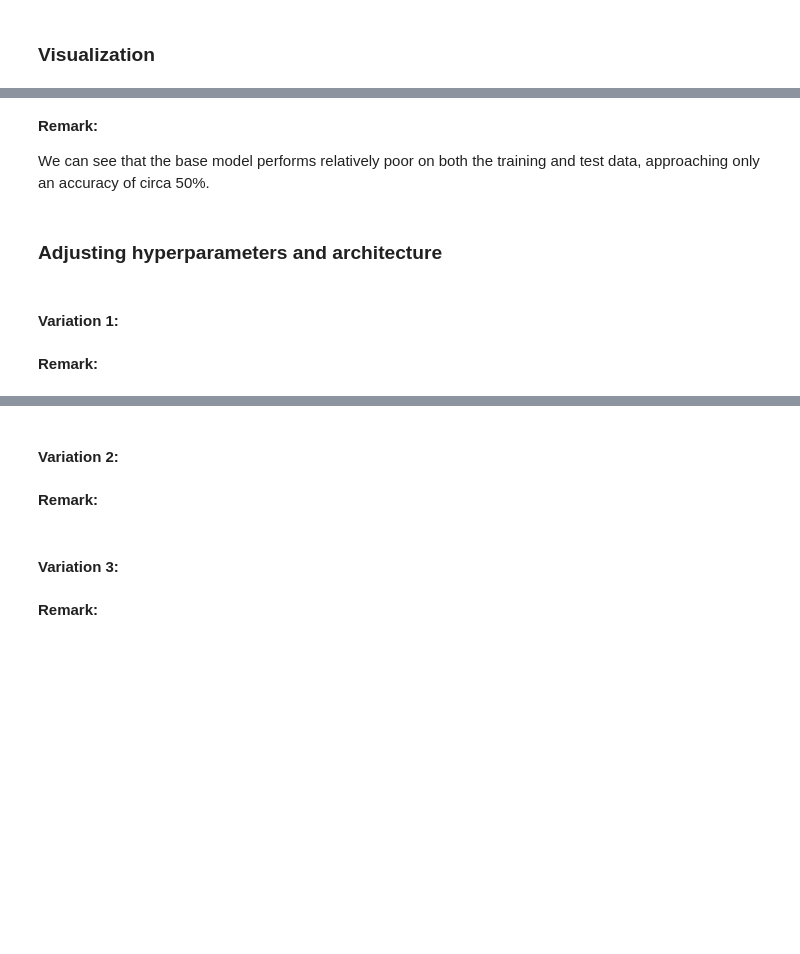
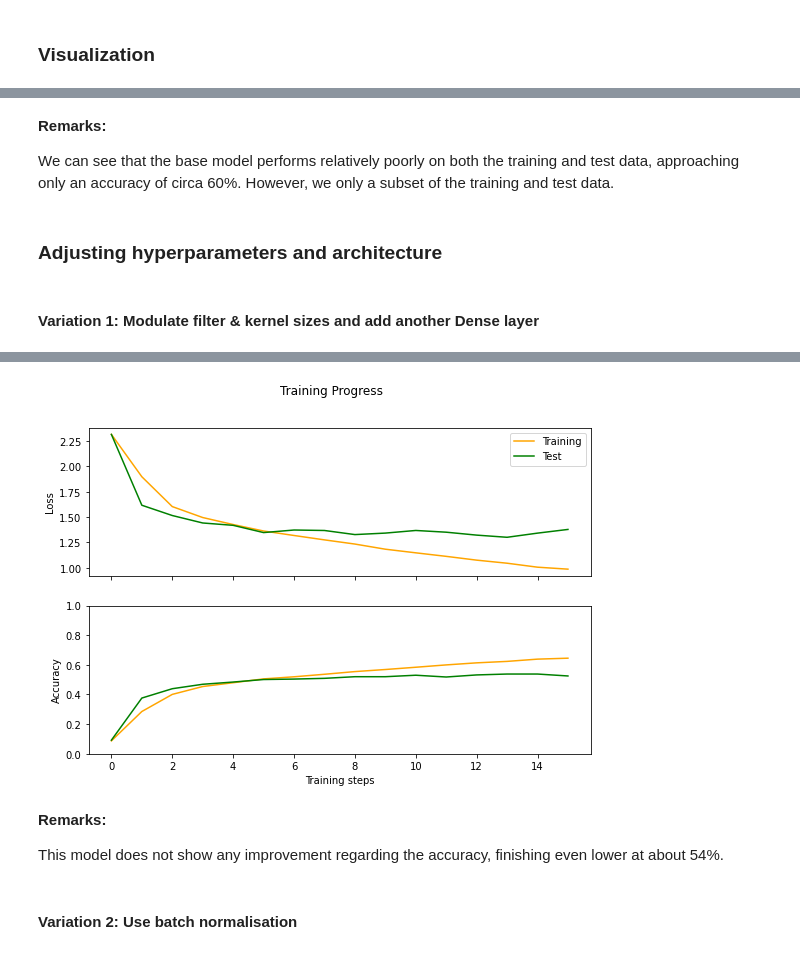
Before and after one commit to b-peters/IANNwTF-homework, a Jupyter notebook: homework05/homework05.ipynb, the cells around one changed output, grey strips where cells are left out. Cells and saved outputs as stored; diff of their text form; code cells hidden in the pictures; blank space fills up the shorter version.

Commit message:
Added two model variations

```diff
--- a/homework05/homework05.ipynb
+++ b/homework05/homework05.ipynb
@@ -15,6 +15,6 @@ import matplotlib.pyplot as plt
 # inspect the data: images of shape (32, 32, 3) representing ten non-overlapping classes
 tfds.show_examples(train_ds, ds_info)
 # take only a subset of the data to speed up the training process
-train_ds = train_ds.take(5000)
-test_ds = test_ds.take(500)
+train_ds = train_ds.take(10000)
+test_ds = test_ds.take(1000)
 # %% [output]
@@ -166,10 +169,29 @@ def training(model, n_epochs):
   test_losses = []
   test_accuracies = []
 
+  # check how our model performs on training data before training
+  for data in train_dataset:
+    train_loss, train_accuracy = model.test(data)
+  train_losses.append(train_loss)
+  train_accuracies.append(train_accuracy)
+
+  model.reset_metrics()
+
+  # check how our model performs on test data before training
+  for data in test_dataset:
+    test_loss, test_accuracy = model.test(data)
+  test_losses.append(test_loss)
+  test_accuracies.append(test_accuracy)
+
+  model.reset_metrics()
+
   print("Training progress: \n")
 
   # train for given number of epochs
   for epoch in range(n_epochs):
+    # print the accuracy after the current epoch
+    print(f'Epoch {str(epoch)} started with accuracy {test_accuracies[-1]}')
+
     # train the network
     for data in train_dataset:
       train_loss, train_accuracy = model.train_step(data)
@@ -187,9 +209,6 @@ def training(model, n_epochs):
     test_losses.append(test_loss.numpy())
     test_accuracies.append(test_accuracy.numpy())
 
-    # print the accuracy after the current epoch
-    print(f'Epoch {str(epoch)} ended with accuracy {test_accuracies[-1]}')
-
     # again reset the model metrics
     model.reset_metrics()
 
@@ -203,8 +222,8 @@ num_epochs = 15
 layers = [tf.keras.layers.Conv2D(filters=24, kernel_size=3, padding="same", activation="relu"),
           tf.keras.layers.Conv2D(filters=24, kernel_size=3, padding="same", activation="relu"),
           tf.keras.layers.MaxPooling2D(pool_size=2, strides=2),
-          tf.keras.layers.Conv2D(filters=24, kernel_size=3, padding="same", activation="relu"),
-          tf.keras.layers.Conv2D(filters=24, kernel_size=3, padding="same", activation="relu"),
+          tf.keras.layers.Conv2D(filters=48, kernel_size=3, padding="same", activation="relu"),
+          tf.keras.layers.Conv2D(filters=48, kernel_size=3, padding="same", activation="relu"),
           tf.keras.layers.GlobalAvgPool2D()]
 # use Adam optimizer
 optimizer = tf.keras.optimizers.Adam()
@@ -264,10 +286,23 @@ visualization(train_losses, train_accuracies, test_losses, test_accuracies)
 # %% [markdown]
-**Remark:**
+**Remarks:**
 
-We can see that the base model performs relatively poor on both the training and test data, approaching only an accuracy of circa 50%.
+We can see that the base model performs relatively poorly on both the training and test data, approaching only an accuracy of circa 60%. However, we only a subset of the training and test data.
 # %% [markdown]
 ### Adjusting hyperparameters and architecture
-# %% [markdown]
-#### Variation 1:
-# %% [markdown]
-**Remark:**
+# %% [markdown]
+#### Variation 1: Modulate filter & kernel sizes and add another Dense layer
+# %%
+# conv2D (no padding) -> maxpool -> conv2D with bigger kernel size -> maxpool -> conv2D -> flatten -> dense
+layers = [tf.keras.layers.Conv2D(filters=32, kernel_size=3, activation="relu"),
+          tf.keras.layers.MaxPooling2D(pool_size=2),
+          tf.keras.layers.Conv2D(filters=64, kernel_size=5, activation="relu"),
+          tf.keras.layers.MaxPooling2D(pool_size=3),
+          tf.keras.layers.Conv2D(filters=64, kernel_size=3, activation="relu"),
+          tf.keras.layers.Flatten(),
+          tf.keras.layers.Dense(64, activation="relu")]
+
+# create and train model, then visualize the results
+model = ConvModel(layer_config=layers, optimizer=optimizer)
+train_losses, train_accuracies, test_losses, test_accuracies = training(model, num_epochs)
+visualization(train_losses, train_accuracies, test_losses, test_accuracies)
+# %% [output]
@@ -274,8 +326,7 @@ We can see that the base model performs relatively poor on both the training and
+[figure, added]
+# %% [markdown]
+**Remarks:**
+
+This model does not show any improvement regarding the accuracy, finishing even lower at about 54%.
 # %% [markdown]
-#### Variation 2:
+#### Variation 2: Use batch normalisation
-# %% [markdown]
-**Remark:**
-# %% [markdown]
-#### Variation 3:
-# %% [markdown]
-**Remark:**
```
Also changed, not shown: parts of 7 cells of this notebook.
